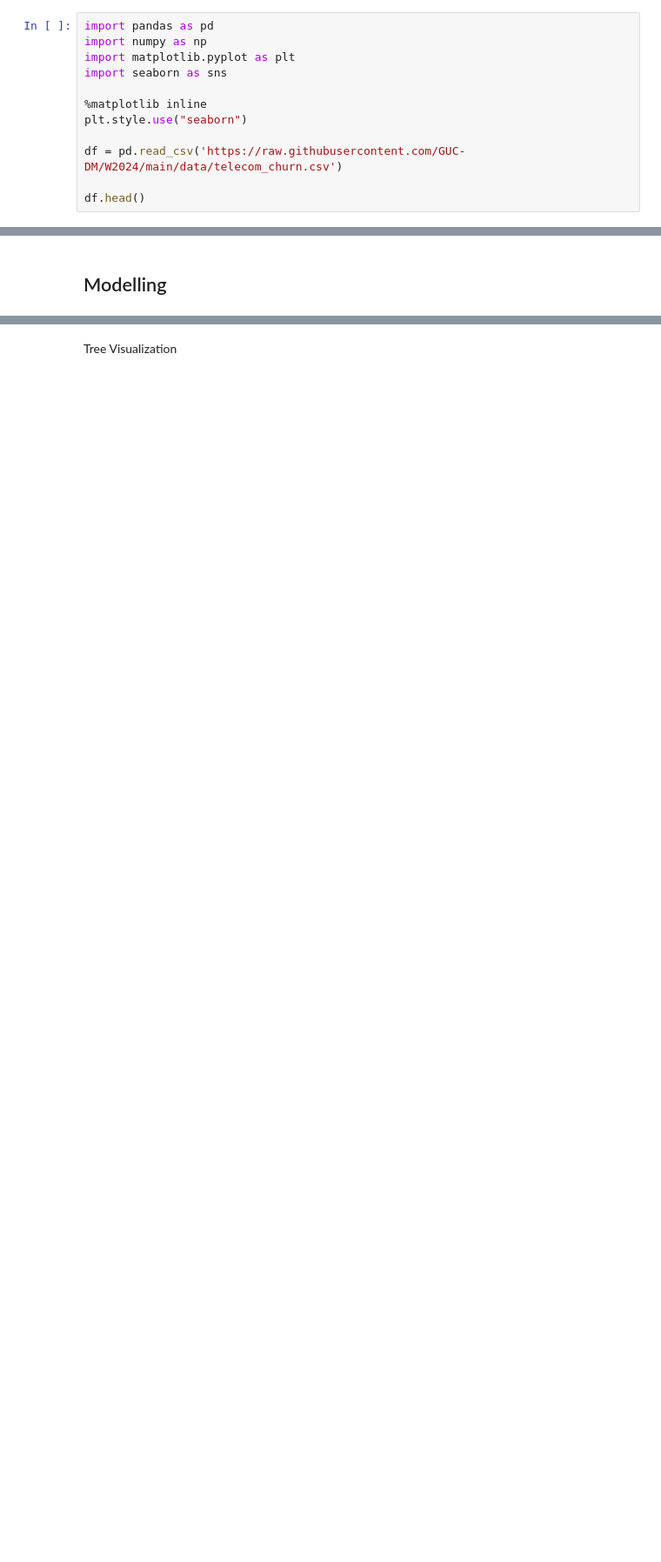
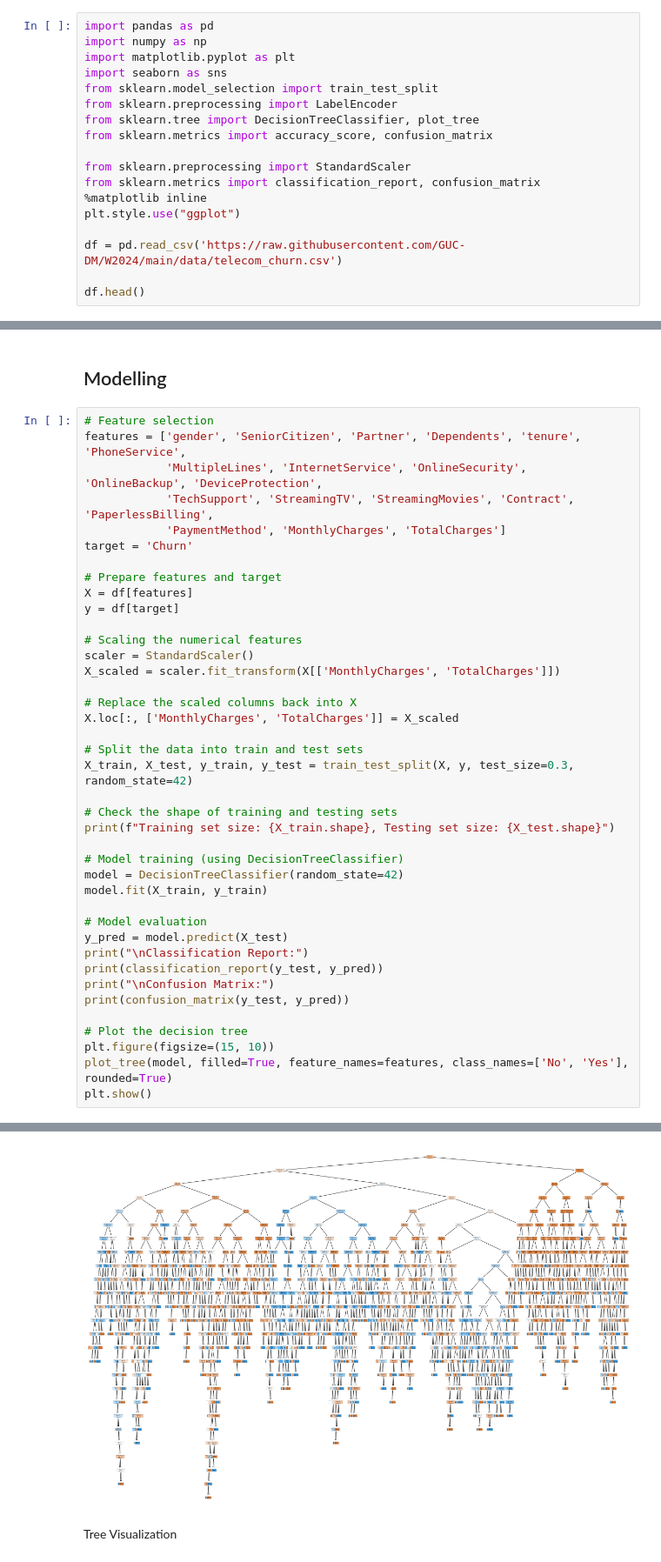
Before and after one commit to faridasheri/W2024, a Jupyter notebook: Classification_Mini-Project.ipynb, the cells around one changed output, grey strips where cells are left out. Shown at 87% size. Saved outputs shown, nothing was run; the diff lists cells and outputs as text; blank space fills up the shorter version.

```diff
--- a/Classification_Mini-Project.ipynb
+++ b/Classification_Mini-Project.ipynb
@@ -73,9 +73,15 @@ import pandas as pd
 import numpy as np
 import matplotlib.pyplot as plt
 import seaborn as sns
+from sklearn.model_selection import train_test_split
+from sklearn.preprocessing import LabelEncoder
+from sklearn.tree import DecisionTreeClassifier, plot_tree
+from sklearn.metrics import accuracy_score, confusion_matrix
 
+from sklearn.preprocessing import StandardScaler
+from sklearn.metrics import classification_report, confusion_matrix
 %matplotlib inline
-plt.style.use("seaborn")
+plt.style.use("ggplot")
 
 df = pd.read_csv('https://raw.githubusercontent.com/GUC-DM/W2024/main/data/telecom_churn.csv')
 
@@ -109,2 +331,43 @@ df.head()
 # %% [markdown]
 ## Modelling
+# %%
+# Feature selection
+features = ['gender', 'SeniorCitizen', 'Partner', 'Dependents', 'tenure', 'PhoneService',
+            'MultipleLines', 'InternetService', 'OnlineSecurity', 'OnlineBackup', 'DeviceProtection',
+            'TechSupport', 'StreamingTV', 'StreamingMovies', 'Contract', 'PaperlessBilling',
+            'PaymentMethod', 'MonthlyCharges', 'TotalCharges']
+target = 'Churn'
+
+# Prepare features and target
+X = df[features]
+y = df[target]
+
+# Scaling the numerical features
+scaler = StandardScaler()
+X_scaled = scaler.fit_transform(X[['MonthlyCharges', 'TotalCharges']])
+
+# Replace the scaled columns back into X
+X.loc[:, ['MonthlyCharges', 'TotalCharges']] = X_scaled
+
+# Split the data into train and test sets
+X_train, X_test, y_train, y_test = train_test_split(X, y, test_size=0.3, random_state=42)
+
+# Check the shape of training and testing sets
+print(f"Training set size: {X_train.shape}, Testing set size: {X_test.shape}")
+
+# Model training (using DecisionTreeClassifier)
+model = DecisionTreeClassifier(random_state=42)
+model.fit(X_train, y_train)
+
+# Model evaluation
+y_pred = model.predict(X_test)
+print("\nClassification Report:")
+print(classification_report(y_test, y_pred))
+print("\nConfusion Matrix:")
+print(confusion_matrix(y_test, y_pred))
+
+# Plot the decision tree
+plt.figure(figsize=(15, 10))
+plot_tree(model, filled=True, feature_names=features, class_names=['No', 'Yes'], rounded=True)
+plt.show()
+# %% [output]
@@ -111,3 +390,4 @@ df.head()
+[figure, added]
 # %% [markdown]
 Tree Visualization
 # %%
```
Also changed, not shown: parts of 12 cells of this notebook.
